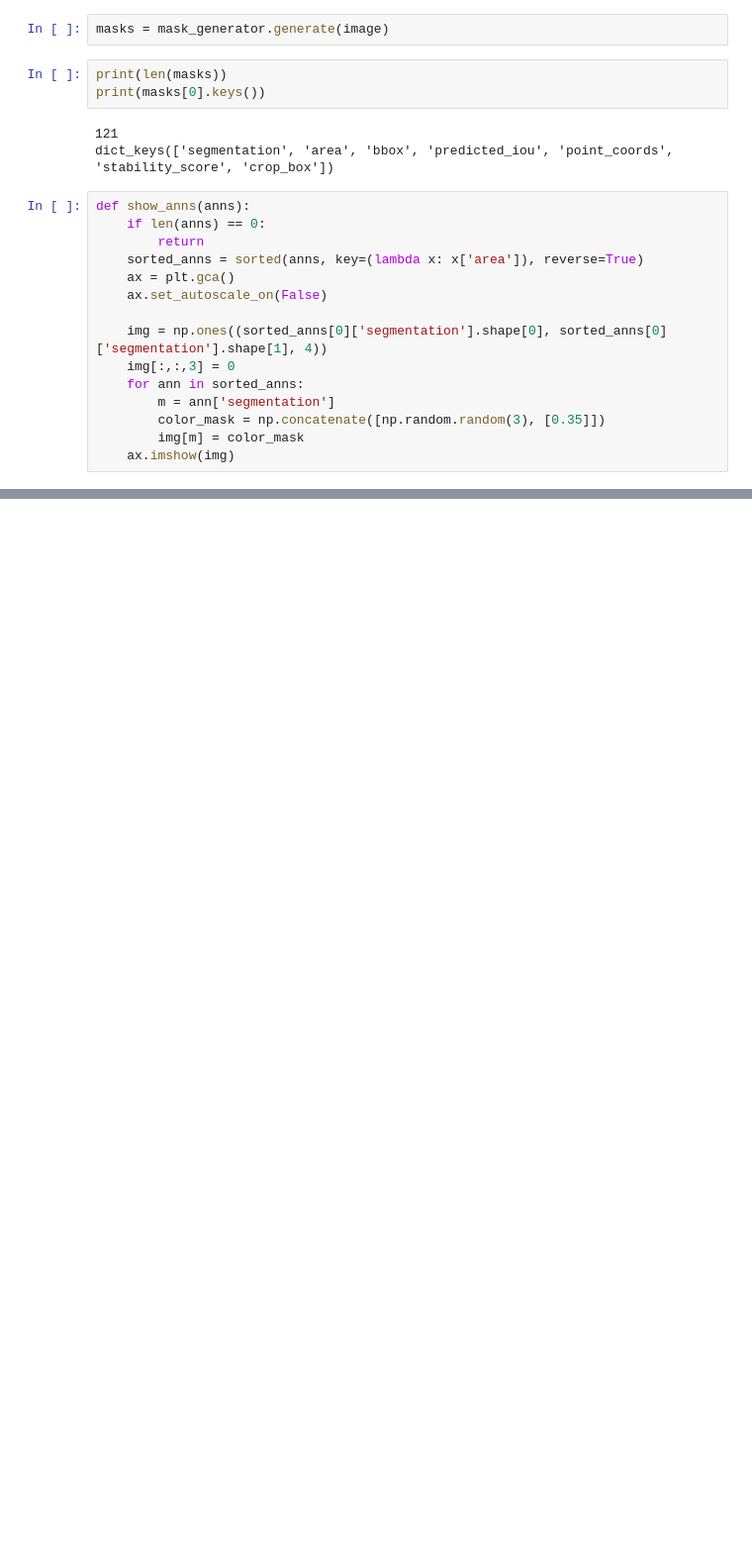
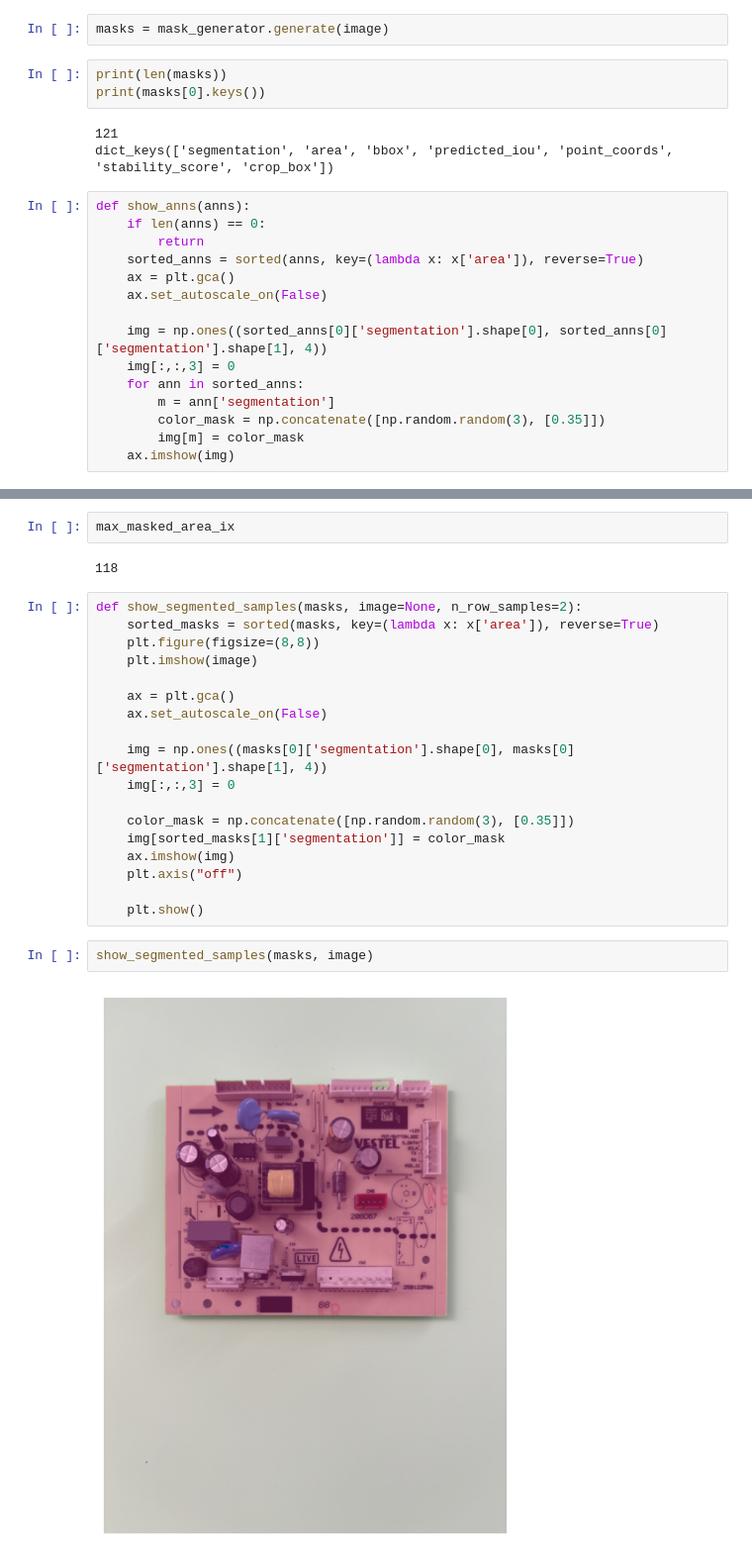
Before and after one commit to Ata-Pab/Machine_Learning, a Jupyter notebook: segment_anything_model_SAM/segment_anything_model_SAM.ipynb, the cells around one changed output, grey strips where cells are left out. Shown at 99% size. Saved outputs shown, nothing was run; the diff lists cells and outputs as text; blank space fills up the shorter version.

```diff
--- a/segment_anything_model_SAM/segment_anything_model_SAM.ipynb
+++ b/segment_anything_model_SAM/segment_anything_model_SAM.ipynb
@@ -209,0 +228,26 @@ def show_anns(anns):
+# %%
+max_masked_area_ix
+# %% [output]
+118
+# %%
+def show_segmented_samples(masks, image=None, n_row_samples=2):
+    sorted_masks = sorted(masks, key=(lambda x: x['area']), reverse=True)
+    plt.figure(figsize=(8,8))
+    plt.imshow(image)
+
+    ax = plt.gca()
+    ax.set_autoscale_on(False)
+
+    img = np.ones((masks[0]['segmentation'].shape[0], masks[0]['segmentation'].shape[1], 4))
+    img[:,:,3] = 0
+
+    color_mask = np.concatenate([np.random.random(3), [0.35]])
+    img[sorted_masks[1]['segmentation']] = color_mask
+    ax.imshow(img)
+    plt.axis("off")
+
+    plt.show()
+# %%
+show_segmented_samples(masks, image)
+# %% [output]
+[figure, added]
```
Also changed, not shown: parts of 16 cells of this notebook.
